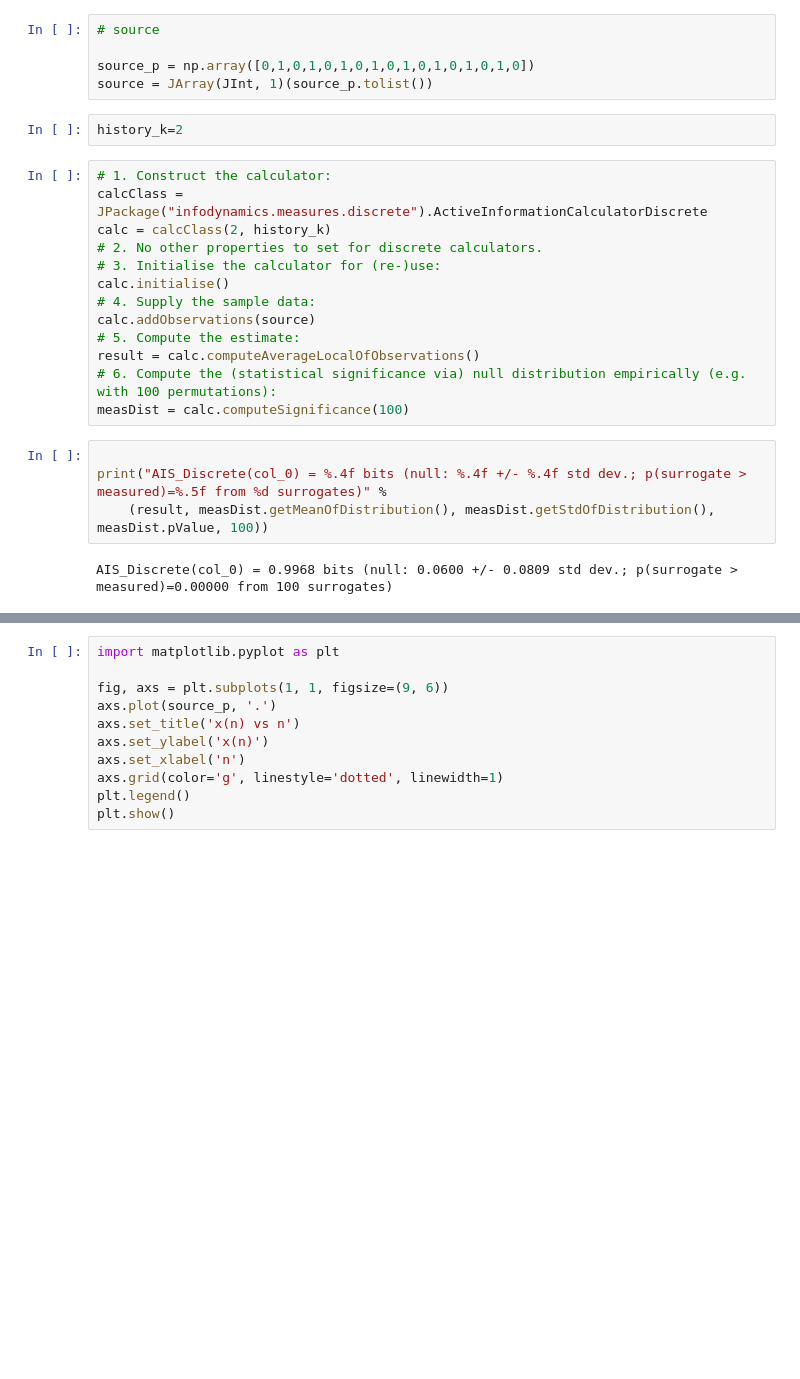
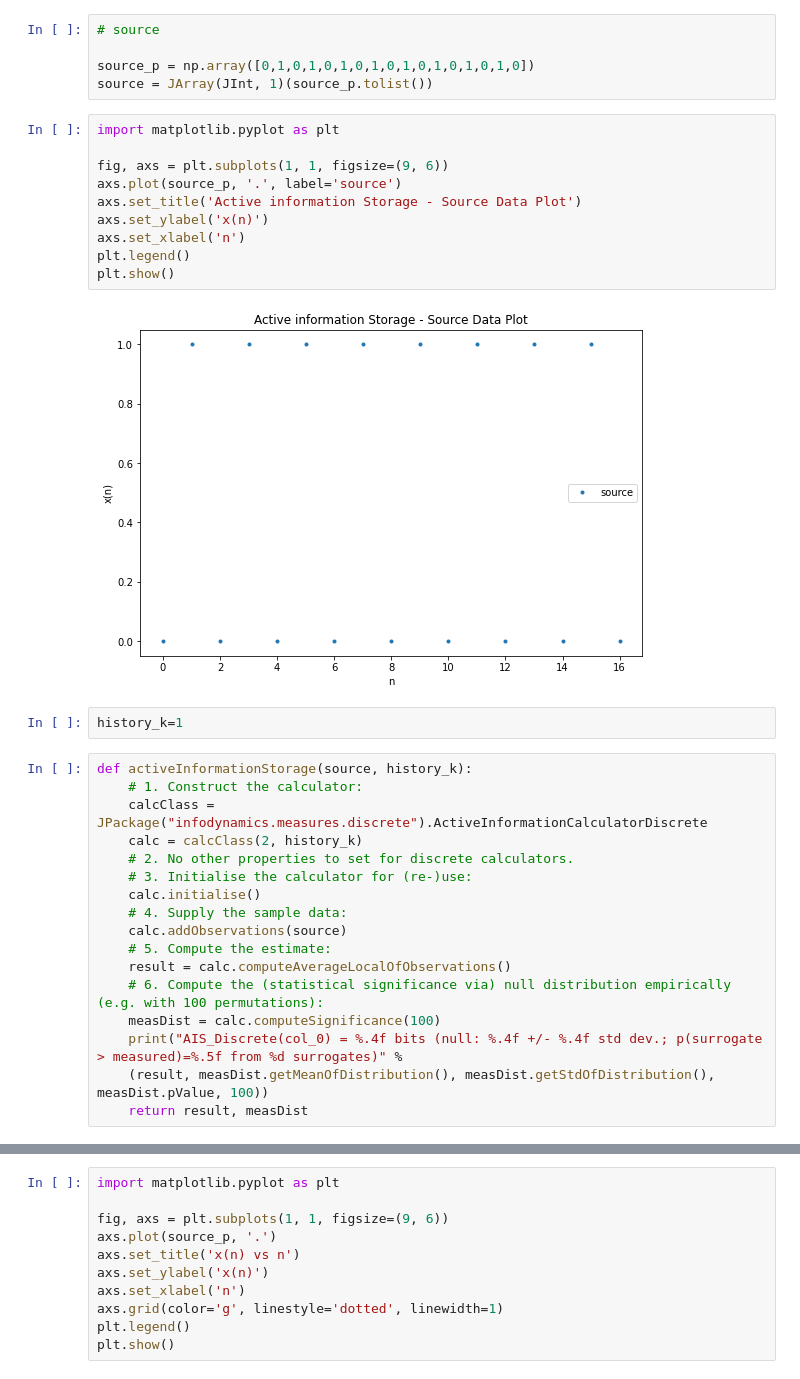
Before and after one commit to IsisChameleon/CSYS5030, a Jupyter notebook: week9-10-active-information-storage.ipynb, the cells around one changed output, grey strips where cells are left out. Cells and saved outputs as stored; diff of their text form; blank space fills up the shorter version.

```diff
--- a/week9-active-information-storage.ipynb
+++ b/week9-10-active-information-storage.ipynb
@@ -36,24 +36,34 @@ if (not isJVMStarted()):
 
 source_p = np.array([0,1,0,1,0,1,0,1,0,1,0,1,0,1,0,1,0])
 source = JArray(JInt, 1)(source_p.tolist())
+# %%
+import matplotlib.pyplot as plt
+
+fig, axs = plt.subplots(1, 1, figsize=(9, 6))
+axs.plot(source_p, '.', label='source')
+axs.set_title('Active information Storage - Source Data Plot')
+axs.set_ylabel('x(n)')
+axs.set_xlabel('n')
+plt.legend()
+plt.show()
+# %% [output]
+[figure, added]
 # %%
-history_k=2
+history_k=1
 # %%
-# 1. Construct the calculator:
-calcClass = JPackage("infodynamics.measures.discrete").ActiveInformationCalculatorDiscrete
-calc = calcClass(2, history_k)
-# 2. No other properties to set for discrete calculators.
-# 3. Initialise the calculator for (re-)use:
-calc.initialise()
-# 4. Supply the sample data:
-calc.addObservations(source)
-# 5. Compute the estimate:
-result = calc.computeAverageLocalOfObservations()
-# 6. Compute the (statistical significance via) null distribution empirically (e.g. with 100 permutations):
-measDist = calc.computeSignificance(100)
+def activeInformationStorage(source, history_k):
+    # 1. Construct the calculator:
+    calcClass = JPackage("infodynamics.measures.discrete").ActiveInformationCalculatorDiscrete
+    calc = calcClass(2, history_k)
+    # 2. No other properties to set for discrete calculators.
+    # 3. Initialise the calculator for (re-)use:
+    calc.initialise()
+    # 4. Supply the sample data:
+    calc.addObservations(source)
+    # 5. Compute the estimate:
+    result = calc.computeAverageLocalOfObservations()
+    # 6. Compute the (statistical significance via) null distribution empirically (e.g. with 100 permutations):
+    measDist = calc.computeSignificance(100)
+    print("AIS_Discrete(col_0) = %.4f bits (null: %.4f +/- %.4f std dev.; p(surrogate > measured)=%.5f from %d surrogates)" %
+    (result, measDist.getMeanOfDistribution(), measDist.getStdOfDistribution(), measDist.pValue, 100))
+    return result, measDist
-# %%
-
-print("AIS_Discrete(col_0) = %.4f bits (null: %.4f +/- %.4f std dev.; p(surrogate > measured)=%.5f from %d surrogates)" %
-    (result, measDist.getMeanOfDistribution(), measDist.getStdOfDistribution(), measDist.pValue, 100))
-# %% [output]
-AIS_Discrete(col_0) = 0.9968 bits (null: 0.0600 +/- 0.0809 std dev.; p(surrogate > measured)=0.00000 from 100 surrogates)
```
Also changed, not shown: parts of 3 cells of this notebook, 5 other files.
